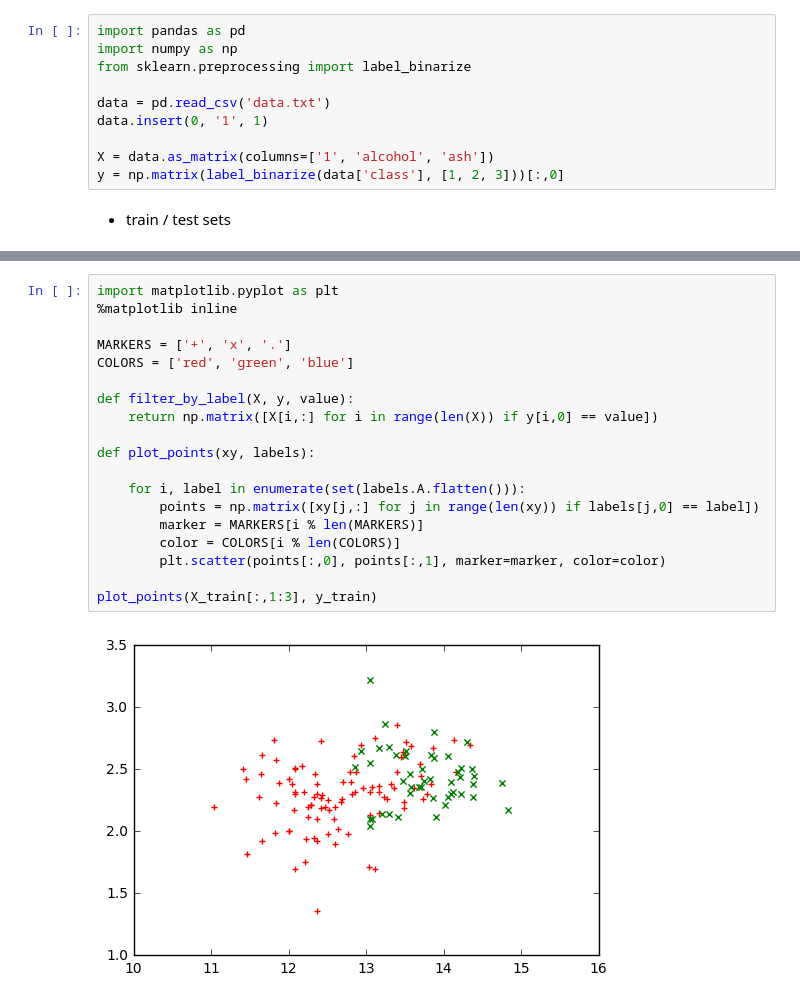
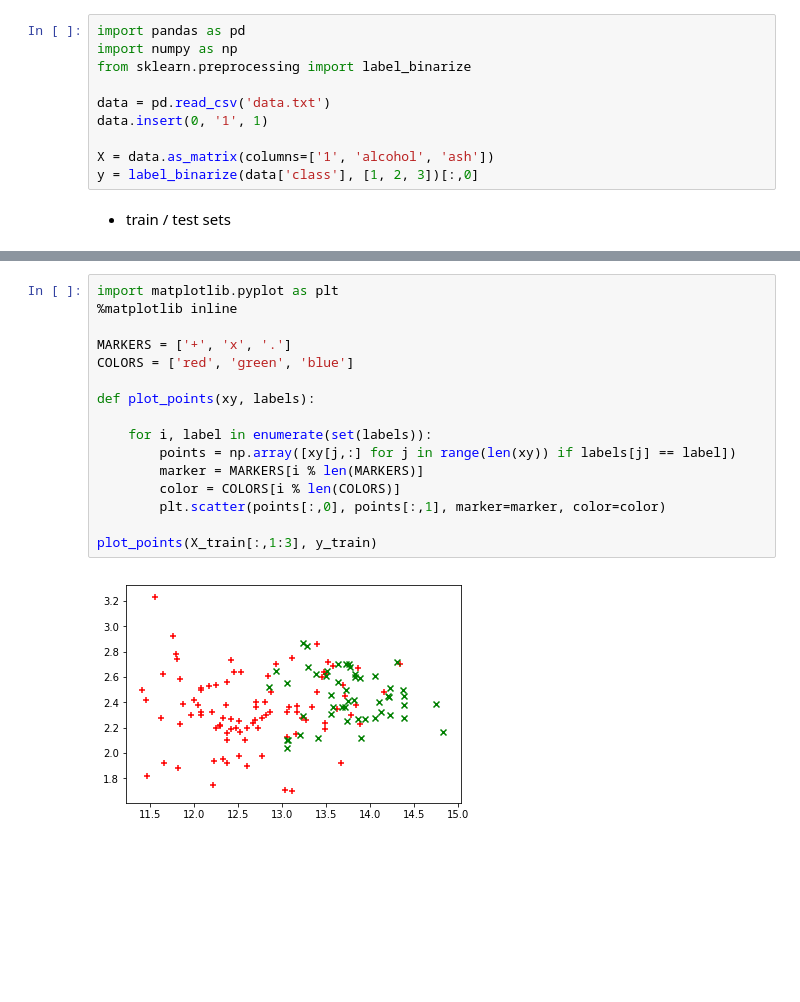
Before and after one commit to crsmithdev/notebooks, a Jupyter notebook: ml-logistic-regression/ml-logistic-regression.ipynb, the cells around one changed output, grey strips where cells are left out. Drawn from its saved outputs; the diff is of its cells as text; blank space fills up the shorter version.

```diff
--- a/ml-logistic-regression/ml-logistic-regression.ipynb
+++ b/ml-logistic-regression/ml-logistic-regression.ipynb
@@ -12,7 +13,7 @@ data = pd.read_csv('data.txt')
 data.insert(0, '1', 1)
 
 X = data.as_matrix(columns=['1', 'alcohol', 'ash'])
-y = np.matrix(label_binarize(data['class'], [1, 2, 3]))[:,0]
+y = label_binarize(data['class'], [1, 2, 3])[:,0]
 # %% [markdown]
  - train / test sets
 # %%
@@ -30,23 +26,20 @@ train: 142 test: 36
 # %%
 import matplotlib.pyplot as plt
 %matplotlib inline
 
 MARKERS = ['+', 'x', '.']
 COLORS = ['red', 'green', 'blue']
 
-def filter_by_label(X, y, value):
-    return np.matrix([X[i,:] for i in range(len(X)) if y[i,0] == value])
-
 def plot_points(xy, labels):
 
-    for i, label in enumerate(set(labels.A.flatten())):
-        points = np.matrix([xy[j,:] for j in range(len(xy)) if labels[j,0] == label])
+    for i, label in enumerate(set(labels)):
+        points = np.array([xy[j,:] for j in range(len(xy)) if labels[j] == label])
         marker = MARKERS[i % len(MARKERS)]
         color = COLORS[i % len(COLORS)]
         plt.scatter(points[:,0], points[:,1], marker=marker, color=color)
 
 plot_points(X_train[:,1:3], y_train)
 # %% [output]
-[figure, old version]
+[figure, new version]
 # %%
 import numpy as np
```
Also changed, not shown: parts of 11 cells of this notebook.
